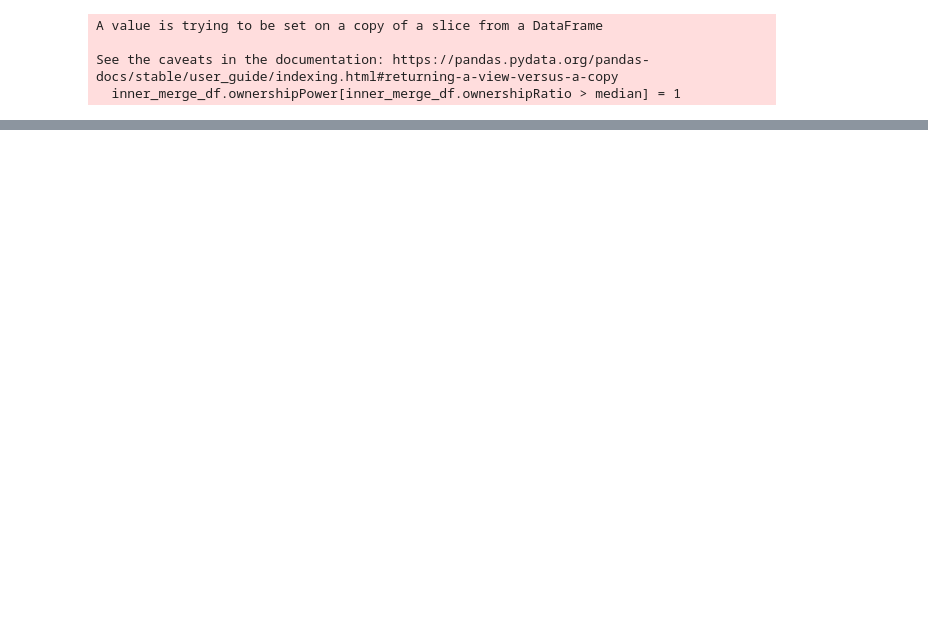
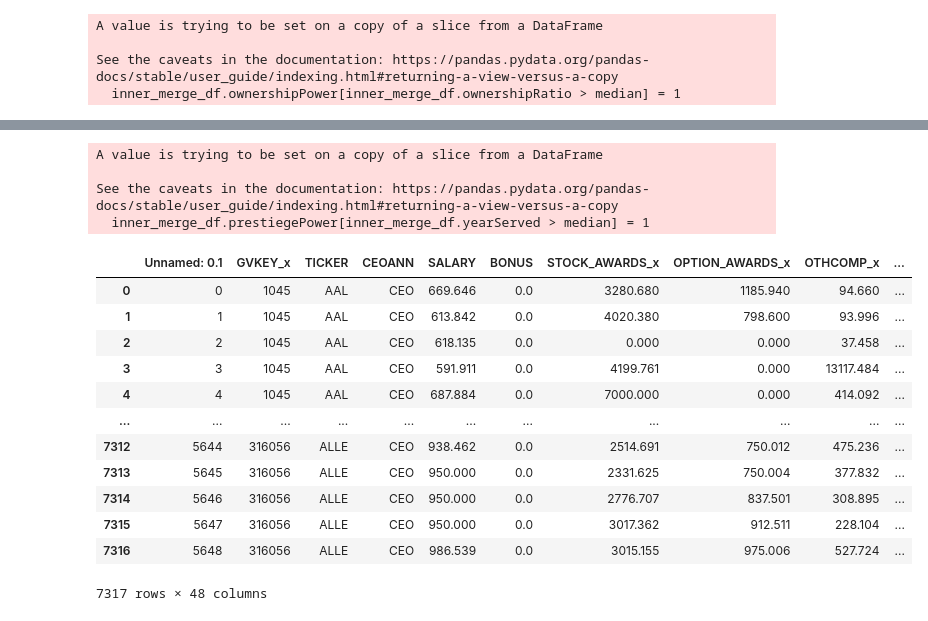
Before and after one commit to tobeybill/TISATAFL, a Jupyter notebook: rha_sandbox.ipynb, the cells around one changed output, grey strips where cells are left out. Cells and saved outputs as stored; diff of their text form; code cells hidden in the pictures; blank space fills up the shorter version.

```diff
--- a/rha_sandbox.ipynb
+++ b/rha_sandbox.ipynb
@@ -144,4 +157,4 @@ inner_merge_df['BECAMECEO'][0].year
 # Expert Power
 # Create variable for years served
 
-inner_merge_df['yearServed'] = inner_merge_df['BECAMECEO'] - inner_merge_df['YEAR']
+inner_merge_df['yearServed'] =  inner_merge_df['YEAR'] - inner_merge_df['BECAMECEO'].dt.year
@@ -153,0 +192,25 @@ inner_merge_df[['YEAR','BECAMECEO','yearServed']]
+# %%
+inner_merge_df['prestiegePower'] = 0
+# %%
+inner_merge_df.prestiegePower[inner_merge_df.yearServed > median] = 1
+# %% [output]
+A value is trying to be set on a copy of a slice from a DataFrame
+
+See the caveats in the documentation: https://pandas.pydata.org/pandas-docs/stable/user_guide/indexing.html#returning-a-view-versus-a-copy
+  inner_merge_df.prestiegePower[inner_merge_df.yearServed > median] = 1
+# %%
+inner_merge_df
+# %% [output]
+|  | Unnamed: 0.1 | GVKEY_x | TICKER | CEOANN | SALARY | BONUS | STOCK_AWARDS_x | OPTION_AWARDS_x | OTHCOMP_x | ... |
+| 0 | 0 | 1045 | AAL | CEO | 669.646 | 0.0 | 3280.680 | 1185.940 | 94.660 | ... |
+| 1 | 1 | 1045 | AAL | CEO | 613.842 | 0.0 | 4020.380 | 798.600 | 93.996 | ... |
+| 2 | 2 | 1045 | AAL | CEO | 618.135 | 0.0 | 0.000 | 0.000 | 37.458 | ... |
+| 3 | 3 | 1045 | AAL | CEO | 591.911 | 0.0 | 4199.761 | 0.000 | 13117.484 | ... |
+| 4 | 4 | 1045 | AAL | CEO | 687.884 | 0.0 | 7000.000 | 0.000 | 414.092 | ... |
+| ... | ... | ... | ... | ... | ... | ... | ... | ... | ... | ... |
+| 7312 | 5644 | 316056 | ALLE | CEO | 938.462 | 0.0 | 2514.691 | 750.012 | 475.236 | ... |
+| 7313 | 5645 | 316056 | ALLE | CEO | 950.000 | 0.0 | 2331.625 | 750.004 | 377.832 | ... |
+| 7314 | 5646 | 316056 | ALLE | CEO | 950.000 | 0.0 | 2776.707 | 837.501 | 308.895 | ... |
+| 7315 | 5647 | 316056 | ALLE | CEO | 950.000 | 0.0 | 3017.362 | 912.511 | 228.104 | ... |
+| 7316 | 5648 | 316056 | ALLE | CEO | 986.539 | 0.0 | 3015.155 | 975.006 | 527.724 | ... |
+7317 rows × 48 columns
```
Also changed, not shown: parts of 13 cells of this notebook, 1 other file.
